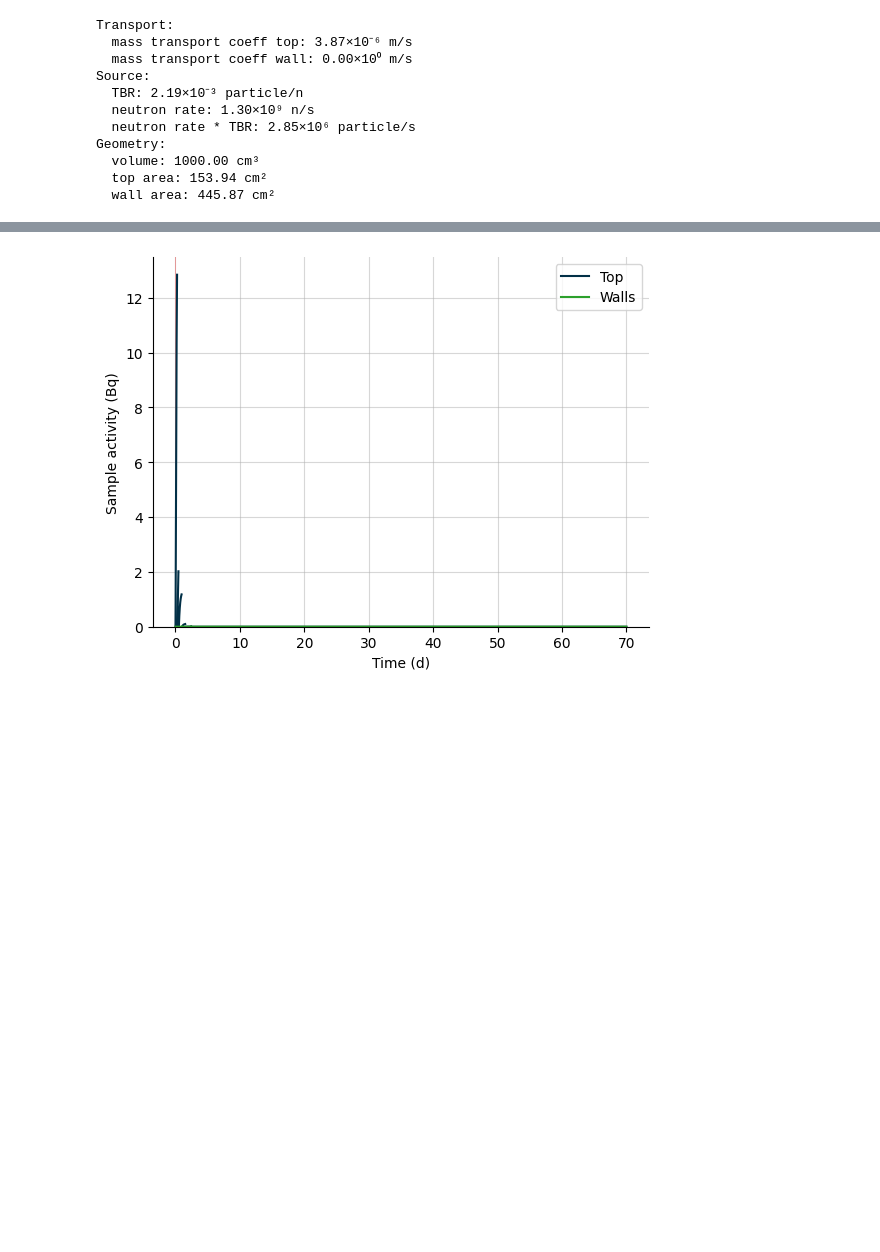
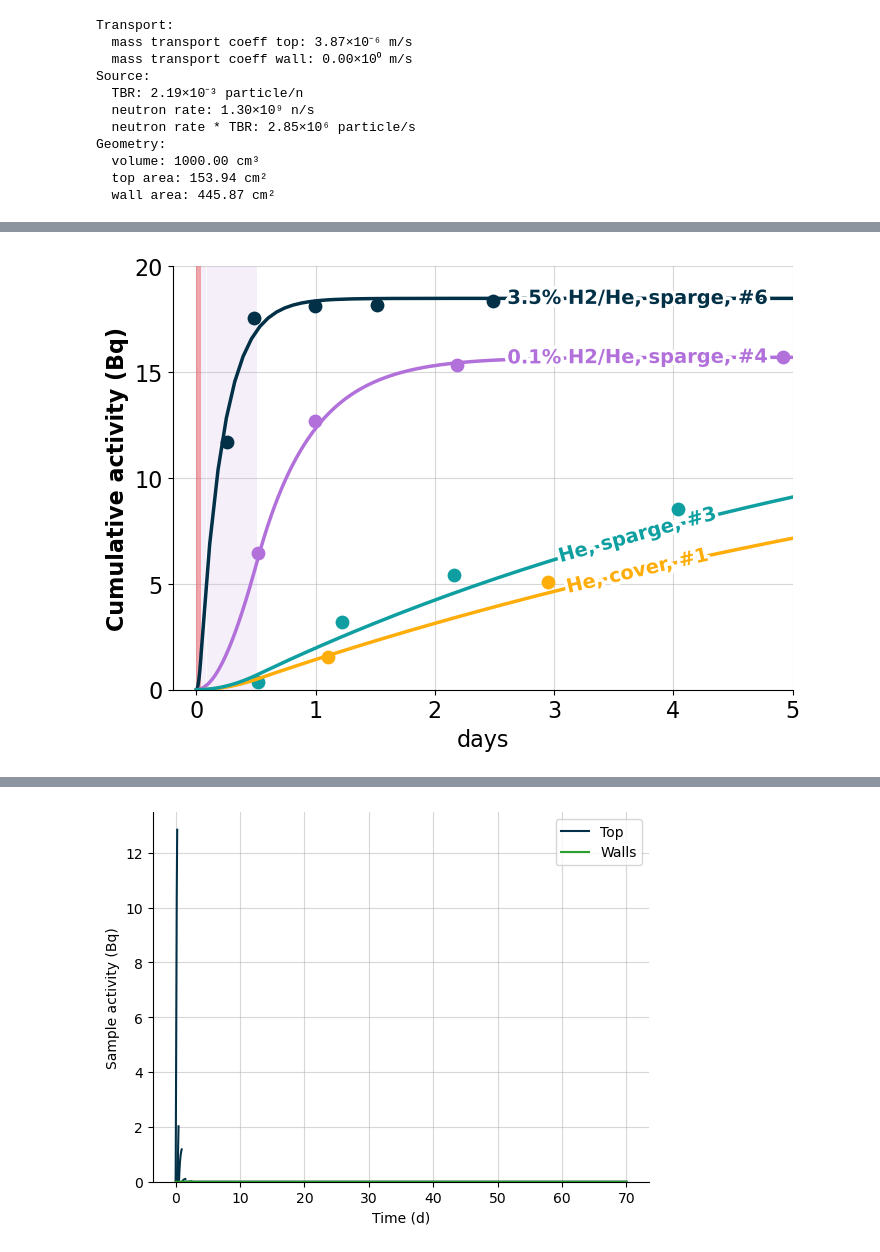
Before and after one commit to veliki-filozof/BABY-1L-run-6, a Jupyter notebook: analysis/tritium/tritium_model_mixrun.ipynb, the cells around one changed output, grey strips where cells are left out. Saved outputs shown, nothing was run; the diff lists cells and outputs as text; code cells hidden in the pictures; blank space fills up the shorter version.

```diff
--- a/analysis/tritium/tritium_model_mixrun.ipynb
+++ b/analysis/tritium/tritium_model_mixrun.ipynb
@@ -328 +331,35 @@ plt.savefig("cumulative_release.pdf", bbox_inches="tight")
+# %%
+plt.figure(figsize=(8, 5.5))
+(l,) = plot_integrated_top_release(baby_model, color="#023047", label="3.5% H2/He, sparge, #6", linewidth=2.5)
+plot_integrated_top_release(baby_model_run4, color="#B170DA", label="0.1% H2/He, sparge, #4", linewidth=2.5)
+plot_integrated_top_release(baby_model_run1, color="#FFAD0A", label="He, cover, #1", linewidth=2.5)
+plot_integrated_top_release(baby_model_run3, color="#109FA1", label="He, sparge, #3", linewidth=2.5)
+plot_irradiation(baby_model_run4, facecolor="#CCB0DE", alpha=0.2)
+plot_irradiation(baby_model, facecolor="#EF5B5B", alpha=0.5)
+plt.grid(alpha=0.5)
+labelLines(plt.gca().get_lines(), zorder=2.5, xvals=[3.7], fontsize=14, weight="bold")
+plt.ylim(bottom=0 * ureg.Bq)
+
+plt.scatter(
+    replacement_times_top, IV_stream.get_cumulative_activity("total"), color="#023047", s=80
+)
+plt.scatter(run4_days, run4_top_release, color="#B170DA", label="Run 4 Measured (Top)", s=80)
+plt.scatter(
+    run1_days, run1_top_release, color="#FFAD0A", label="Run 1 Measured (Top)", s=80
+)
+plt.scatter(
+    run3_days, run3_top_release, color="#109FA1", label="Run 3 Measured (Top)", s=80
+)
+
+plt.ylim(top=20)
+plt.xlim(left=-0.2, right=5)
+
+plt.xlabel("days", fontsize=16)
+plt.ylabel("Cumulative activity (Bq)", fontsize=16, weight="bold")
+plt.tick_params(axis='both', which='major', labelsize=16)
+plt.yticks([0, 5, 10, 15, 20])
+
+plt.savefig("cumulative_release adapted.svg", bbox_inches="tight")
+# %% [output]
+[figure, added]
 # %%
```
Also changed, not shown: parts of 6 cells of this notebook.
